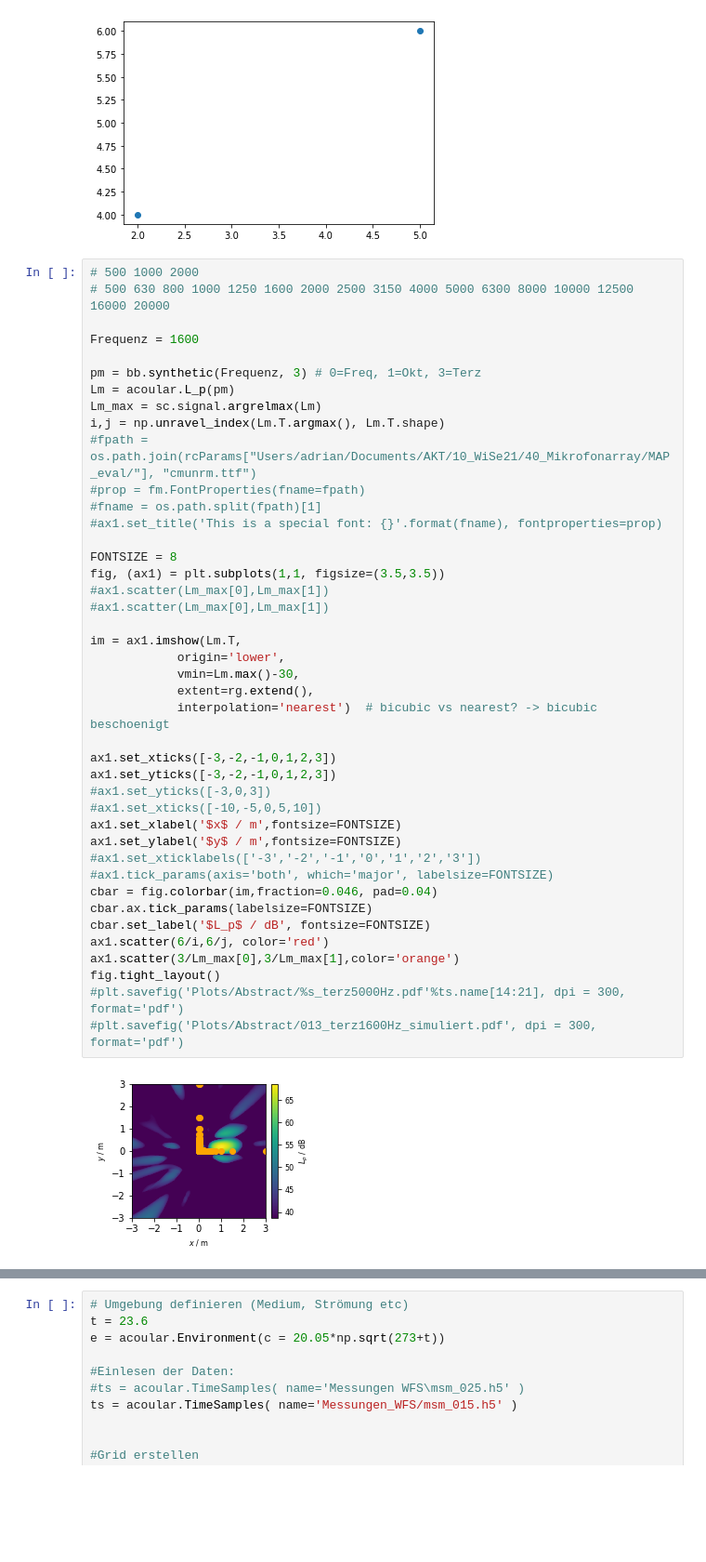
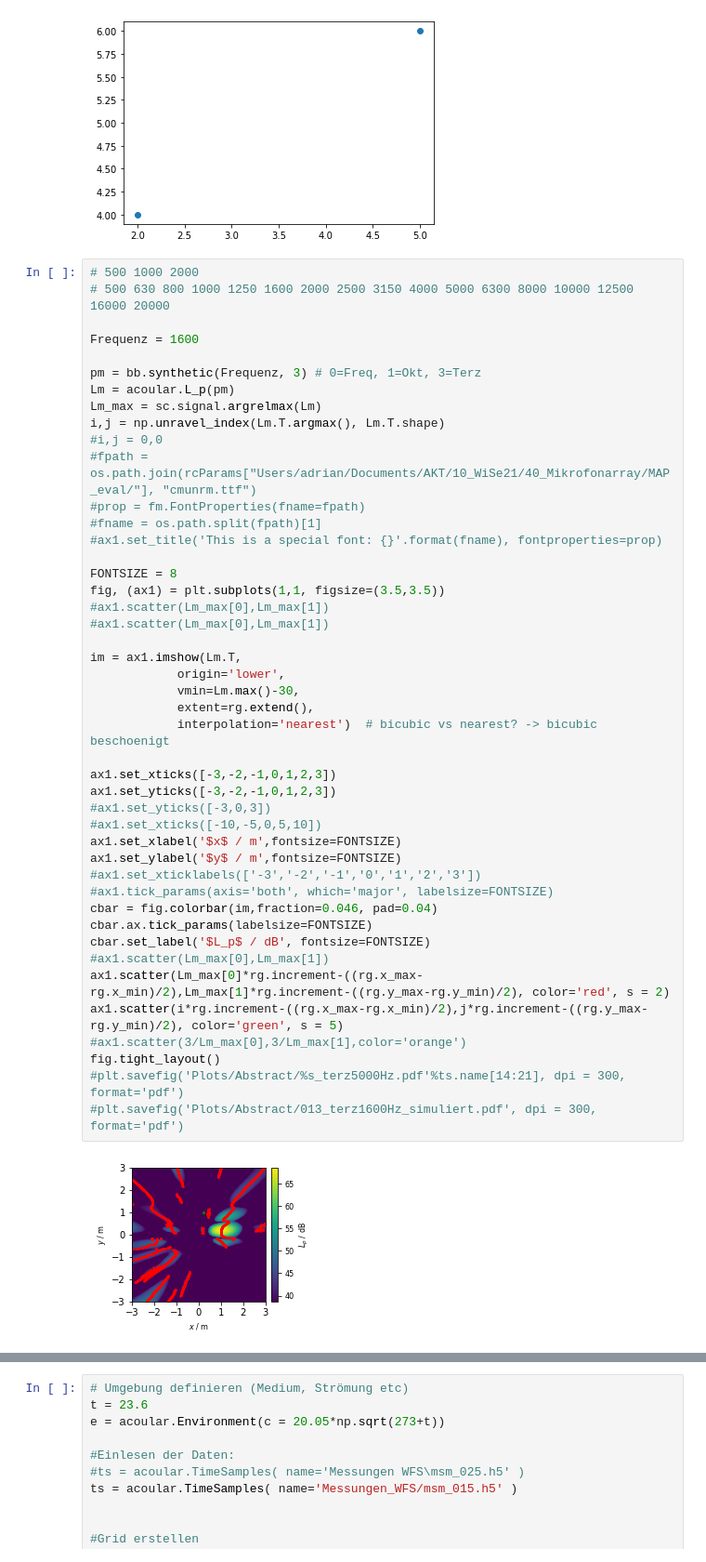
Before and after one commit to AdiBugaddi/MAP_eval, a Jupyter notebook: Auswertungsskript.ipynb, the cells around one changed output, grey strips where cells are left out. Shown: that part at 93% size. Cells and saved outputs as stored; diff of their text form; blank space fills up the shorter version.

```diff
--- a/Auswertungsskript.ipynb
+++ b/Auswertungsskript.ipynb
@@ -122,37 +123,40 @@ pm = bb.synthetic(Frequenz, 3) # 0=Freq, 1=Okt, 3=Terz
 Lm = acoular.L_p(pm)
 Lm_max = sc.signal.argrelmax(Lm)
 i,j = np.unravel_index(Lm.T.argmax(), Lm.T.shape)
+#i,j = 0,0
 #fpath = os.path.join(rcParams["Users/adrian/Documents/AKT/10_WiSe21/40_Mikrofonarray/MAP_eval/"], "cmunrm.ttf")
 #prop = fm.FontProperties(fname=fpath)
 #fname = os.path.split(fpath)[1]
 #ax1.set_title('This is a special font: {}'.format(fname), fontproperties=prop)
 
 FONTSIZE = 8
 fig, (ax1) = plt.subplots(1,1, figsize=(3.5,3.5))
 #ax1.scatter(Lm_max[0],Lm_max[1])
 #ax1.scatter(Lm_max[0],Lm_max[1])
 
 im = ax1.imshow(Lm.T,
             origin='lower',
             vmin=Lm.max()-30,
             extent=rg.extend(),
             interpolation='nearest')  # bicubic vs nearest? -> bicubic beschoenigt
 
 ax1.set_xticks([-3,-2,-1,0,1,2,3])
 ax1.set_yticks([-3,-2,-1,0,1,2,3])
 #ax1.set_yticks([-3,0,3])
 #ax1.set_xticks([-10,-5,0,5,10])
 ax1.set_xlabel('$x$ / m',fontsize=FONTSIZE)
 ax1.set_ylabel('$y$ / m',fontsize=FONTSIZE)
 #ax1.set_xticklabels(['-3','-2','-1','0','1','2','3'])
 #ax1.tick_params(axis='both', which='major', labelsize=FONTSIZE)
 cbar = fig.colorbar(im,fraction=0.046, pad=0.04)
 cbar.ax.tick_params(labelsize=FONTSIZE)
 cbar.set_label('$L_p$ / dB', fontsize=FONTSIZE)
-ax1.scatter(6/i,6/j, color='red')
-ax1.scatter(3/Lm_max[0],3/Lm_max[1],color='orange')
+#ax1.scatter(Lm_max[0],Lm_max[1])
+ax1.scatter(Lm_max[0]*rg.increment-((rg.x_max-rg.x_min)/2),Lm_max[1]*rg.increment-((rg.y_max-rg.y_min)/2), color='red', s = 2)
+ax1.scatter(i*rg.increment-((rg.x_max-rg.x_min)/2),j*rg.increment-((rg.y_max-rg.y_min)/2), color='green', s = 5)
+#ax1.scatter(3/Lm_max[0],3/Lm_max[1],color='orange')
 fig.tight_layout()
 #plt.savefig('Plots/Abstract/%s_terz5000Hz.pdf'%ts.name[14:21], dpi = 300, format='pdf')
 #plt.savefig('Plots/Abstract/013_terz1600Hz_simuliert.pdf', dpi = 300, format='pdf')
 # %% [output]
-[figure, old version]
+[figure, new version]
```
Also changed, not shown: parts of 4 cells of this notebook.
